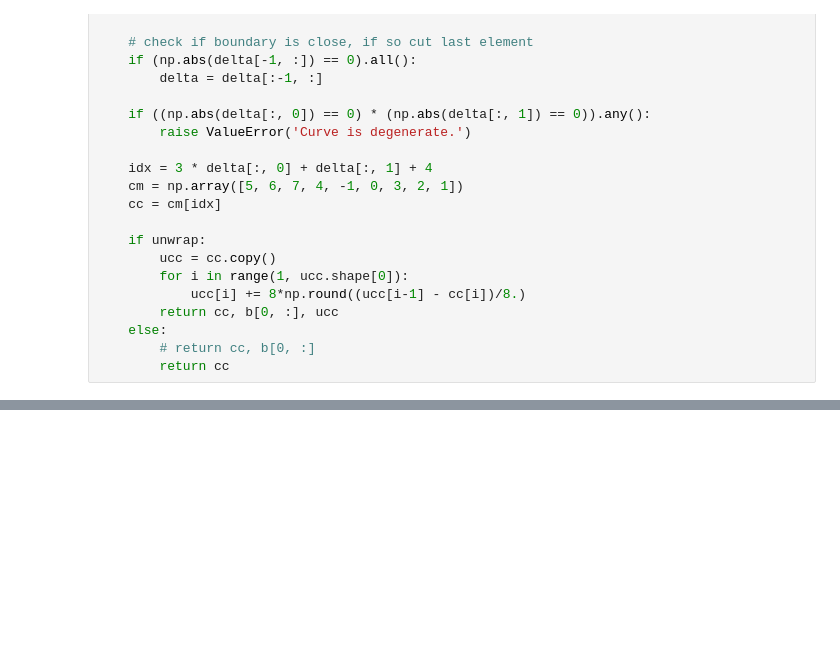
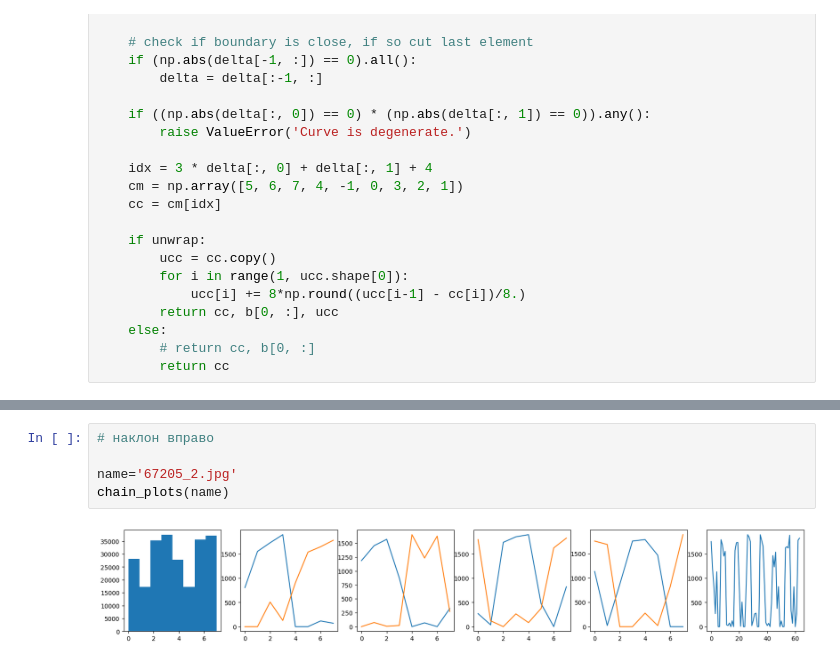
Before and after one commit to dkagramanyan/aist_2023, a Jupyter notebook: handwritten_features.ipynb, the cells around one changed output, grey strips where cells are left out. Saved outputs shown, nothing was run; the diff lists cells and outputs as text; blank space fills up the shorter version.

```diff
--- a/handwritten_features.ipynb
+++ b/handwritten_features.ipynb
@@ -252,0 +269,7 @@ plt.show()
+# %%
+# наклон вправо
+
+name='67205_2.jpg'
+chain_plots(name)
+# %% [output]
+[figure, added]
```
Also changed, not shown: parts of 28 cells of this notebook.
